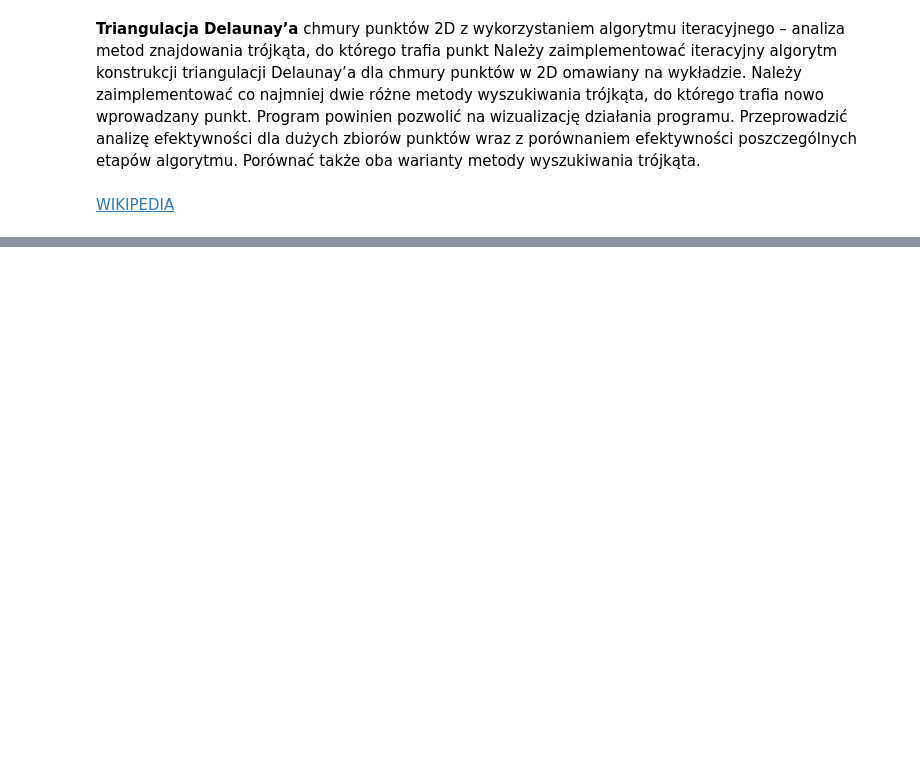
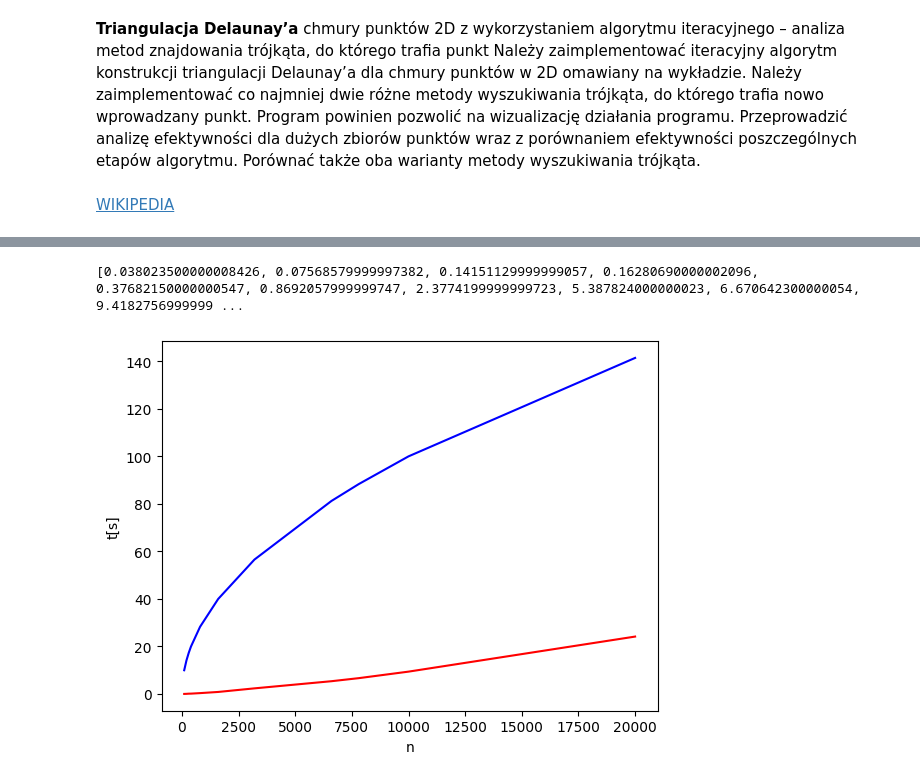
Before and after one commit to pawelmalkowski4/Computational-geometry, a Jupyter notebook: Project/projektGeometryczne.ipynb, the cells around one changed output, grey strips where cells are left out. Drawn from its saved outputs; the diff is of its cells as text; code cells hidden in the pictures; blank space fills up the shorter version.

```diff
--- a/Project/projektGeometryczne.ipynb
+++ b/Project/projektGeometryczne.ipynb
@@ -477,3 +531,11 @@ class Triangle:
             p.x, p.y,
             EPS
         )
+# %%
+def is_outside(edge, p, triangle):
+    # Prosty test znaku pola (orientacji)
+    # Zwraca True, jeśli punkt p leży po prawej stronie krawędzi (edge.p1 -> edge.p2)
+    # przy założeniu, że wnętrze trójkąta jest po lewej.
+    val = (edge.p2.y - edge.p1.y) * (p.x - edge.p2.x) - \
+          (edge.p2.x - edge.p1.x) * (p.y - edge.p2.y)
+    return val > 0 # Jeśli dodatnie, punkt jest "na zewnątrz"
@@ -479,0 +658,27 @@ class Triangle:
+# %%
+import time
+ns = []
+ws = []
+ys = []
+for i,n in enumerate([100,200,300,400,800,1600,3200,6600,7800,10000,20000]):
+    Points = [Point(np.random.uniform(-100*(i+1),100*(i+1)),np.random.uniform(-100*(i+1),100*(i+1))) for _ in range(n)]
+    start = time.perf_counter()
+    # naiveSearch(Points)
+    # end = time.perf_counter()
+    # ns.append(end-start)
+    # start = time.perf_counter()
+    walkingSearch(Points)
+    end = time.perf_counter()
+    ws.append(end-start)
+    ys.append(n)
+# %%
+print(ws)
+plt.plot(ys,ws, c = 'red')
+plt.plot(ys,np.array(ys)**(1/2),c = 'blue')
+
+plt.ylabel("t[s]")
+plt.xlabel("n")
+plt.show()
+# %% [output]
+[0.038023500000008426, 0.07568579999997382, 0.14151129999999057, 0.16280690000002096, 0.37682150000000547, 0.8692057999999747, 2.3774199999999723, 5.387824000000023, 6.670642300000054, 9.4182756999999 ...
+[figure, added]
```
Also changed, not shown: parts of 8 cells of this notebook, 9 other files.
